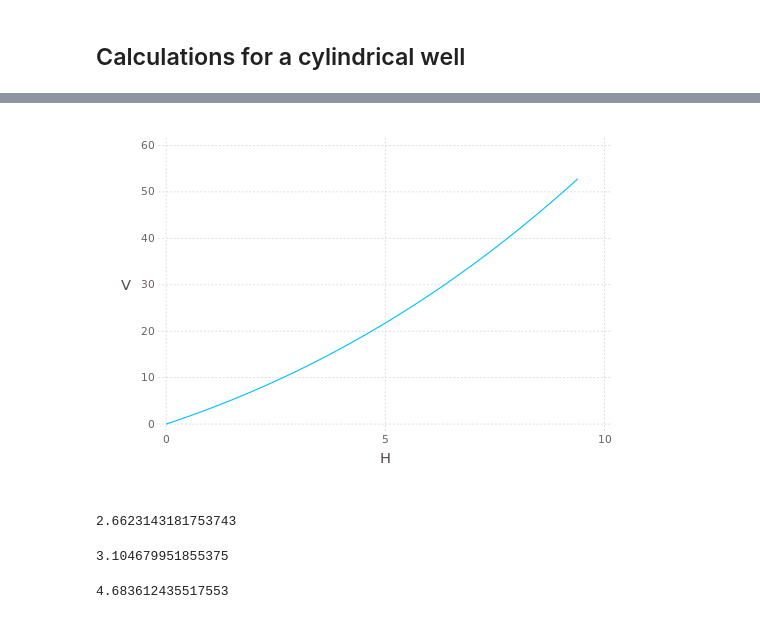
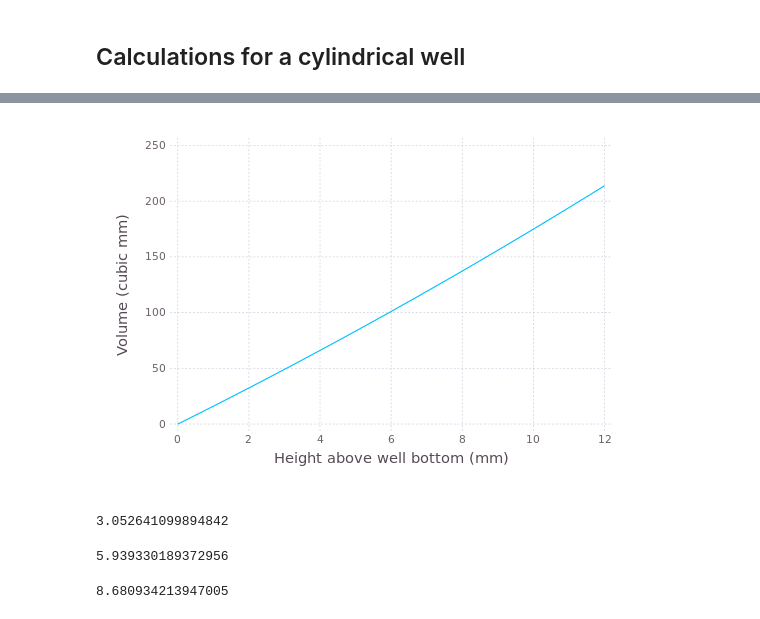
Before and after one commit to dmbates/JuliaWorkshop, a Jupyter notebook: Barbara.ipynb, the cells around one changed output, grey strips where cells are left out. Saved outputs shown, nothing was run; the diff lists cells and outputs as text; code cells hidden in the pictures.

```diff
--- a/Barbara.ipynb
+++ b/Barbara.ipynb
@@ -75,0 +72,2 @@ Poly(0.06922257720979764x + 1.0)
+# %%
+pradius = Poly([(0.25)/(11.47), 2.25])
@@ -76,3 +84,3 @@ Poly(0.06922257720979764x + 1.0)
 # %%
-parea = pi * pradius * pradius
+parea = π * pradius * pradius
 # %% [output]
@@ -106,16 +98,20 @@ tail(dc)
-# %%
-plot(dc,x="H",y="V",Geom.line)
-# %% [output]
-[figure, removed]
+# %%
+H = [0.:0.01:12.];
+# %%
+plot(x=H,y=polyval(pvol,H),Geom.line,
+Guide.XLabel("Height above well bottom (mm)"),
+Guide.YLabel("Volume (cubic mm)"))
+# %% [output]
+[figure, added]
 # %%
-real(roots(pvol - 10.)[1])
+real(roots(pvol - 50.)[1])
 # %% [output]
-2.6623143181753743
+3.052641099894842
 # %%
-real(roots(pvol - 12.)[1])
+real(roots(pvol - 100.)[1])
 # %% [output]
-3.104679951855375
+5.939330189372956
 # %%
-real(roots(pvol - 20.)[1])
+real(roots(pvol - 150.)[1])
 # %% [output]
-4.683612435517553
+8.680934213947005
```
Also changed, not shown: parts of 10 cells of this notebook.
